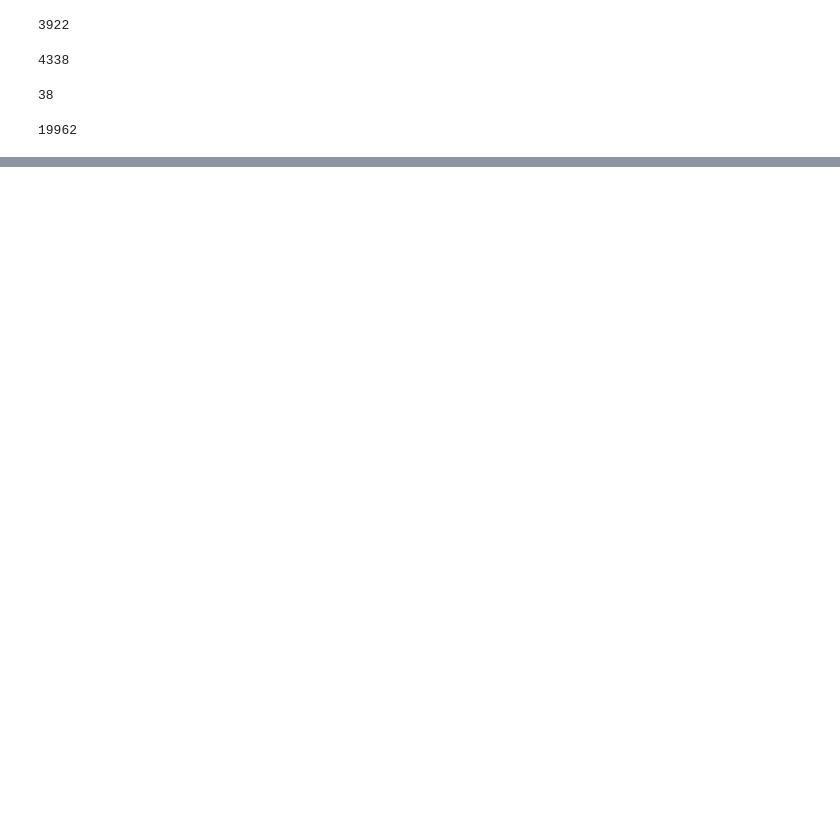
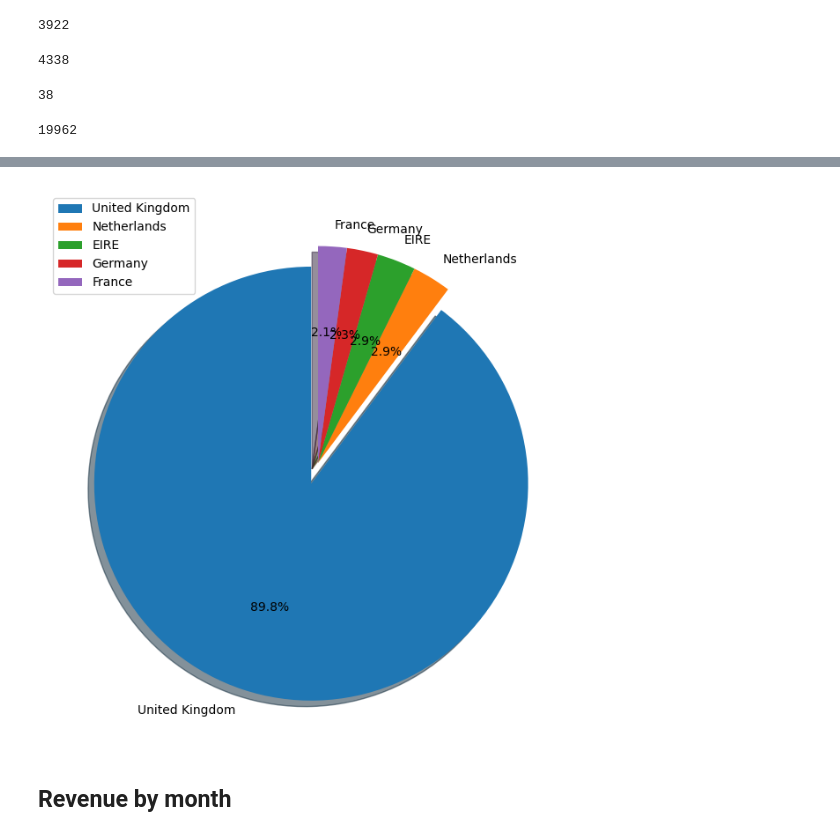
Before and after one commit to faisaltechai/Retail-Pulse, a Jupyter notebook: notebooks/03_eda.ipynb, the cells around one changed output, grey strips where cells are left out. Cells and saved outputs as stored; diff of their text form; code cells hidden in the pictures; blank space fills up the shorter version.

```diff
--- a/notebooks/03_eda.ipynb
+++ b/notebooks/03_eda.ipynb
@@ -98,0 +144,2 @@ df['InvoiceNo'].nunique()
+# %%
+df.drop(df[df['Quantity'] == 80995].index, inplace=True)
@@ -98,0 +158,15 @@ df['InvoiceNo'].nunique()
+# %%
+total_revenue = df['Revenue'].sum()
+# %%
+top_5_countries = (df.groupby('Country')['Revenue'].sum().sort_values(ascending=False).head(5))
+top_5_percentage = (top_5_countries/total_revenue)*100
+# %%
+plt.figure(figsize=(8, 8))
+myexplode = (0.1, 0, 0, 0, 0)
+plt.pie(top_5_percentage, labels=top_5_percentage.index,autopct='%1.1f%%', startangle=90, explode=myexplode,shadow=True)
+plt.legend()
+plt.show()
+# %% [output]
+[figure, added]
+# %% [markdown]
+## Revenue by month
```
Also changed, not shown: parts of 37 cells of this notebook, 2 other files.
